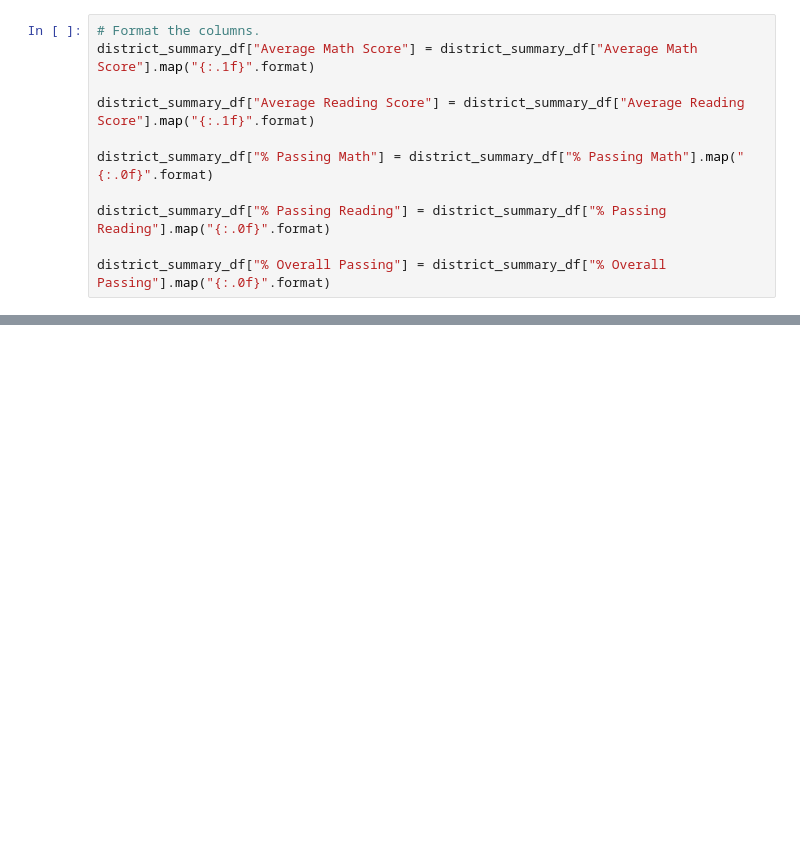
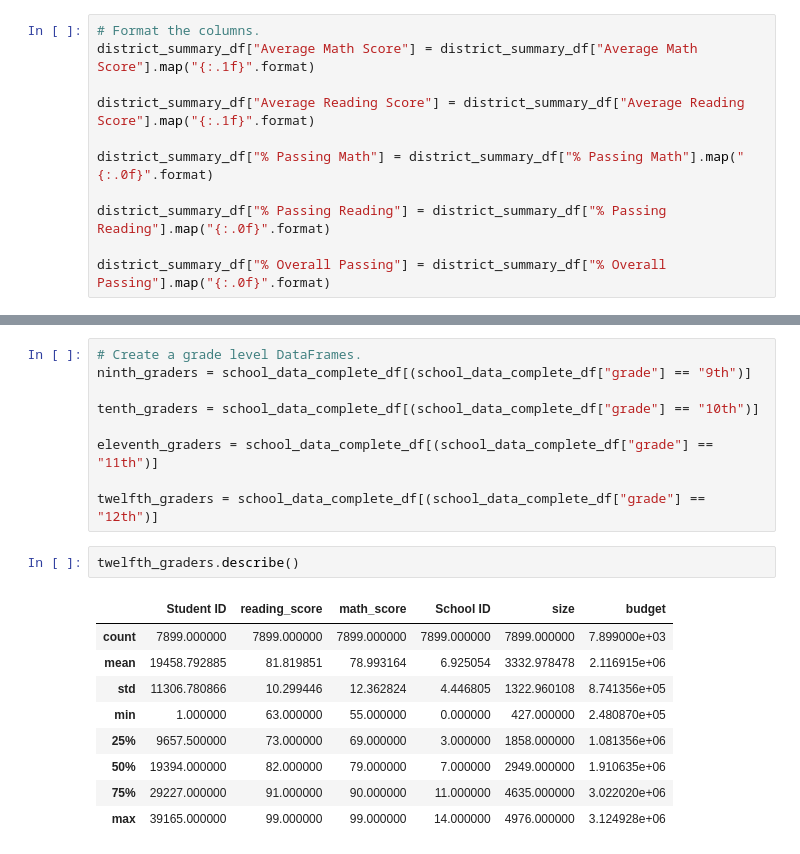
Before and after one commit to kristindong/School_District_Analysis, a Jupyter notebook: PyCitySchools.ipynb, the cells around one changed output, grey strips where cells are left out. Saved outputs shown, nothing was run; the diff lists cells and outputs as text; blank space fills up the shorter version.

```diff
--- a/PyCitySchools.ipynb
+++ b/PyCitySchools.ipynb
@@ -324,0 +660,21 @@ district_summary_df
+# %%
+# Create a grade level DataFrames.
+ninth_graders = school_data_complete_df[(school_data_complete_df["grade"] == "9th")]
+
+tenth_graders = school_data_complete_df[(school_data_complete_df["grade"] == "10th")]
+
+eleventh_graders = school_data_complete_df[(school_data_complete_df["grade"] == "11th")]
+
+twelfth_graders = school_data_complete_df[(school_data_complete_df["grade"] == "12th")]
+# %%
+twelfth_graders.describe()
+# %% [output]
+|  | Student ID | reading_score | math_score | School ID | size | budget |
+| count | 7899.000000 | 7899.000000 | 7899.000000 | 7899.000000 | 7899.000000 | 7.899000e+03 |
+| mean | 19458.792885 | 81.819851 | 78.993164 | 6.925054 | 3332.978478 | 2.116915e+06 |
+| std | 11306.780866 | 10.299446 | 12.362824 | 4.446805 | 1322.960108 | 8.741356e+05 |
+| min | 1.000000 | 63.000000 | 55.000000 | 0.000000 | 427.000000 | 2.480870e+05 |
+| 25% | 9657.500000 | 73.000000 | 69.000000 | 3.000000 | 1858.000000 | 1.081356e+06 |
+| 50% | 19394.000000 | 82.000000 | 79.000000 | 7.000000 | 2949.000000 | 1.910635e+06 |
+| 75% | 29227.000000 | 91.000000 | 90.000000 | 11.000000 | 4635.000000 | 3.022020e+06 |
+| max | 39165.000000 | 99.000000 | 99.000000 | 14.000000 | 4976.000000 | 3.124928e+06 |
```
Also changed, not shown: parts of 45 cells of this notebook.
